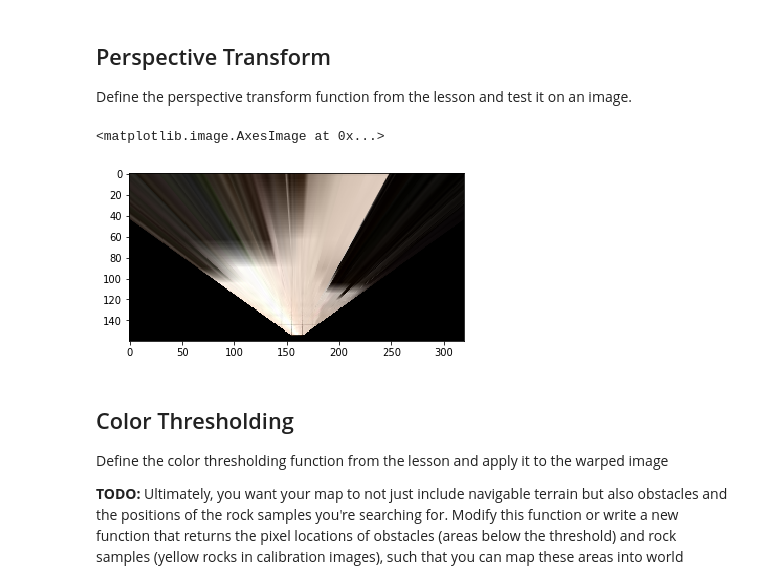
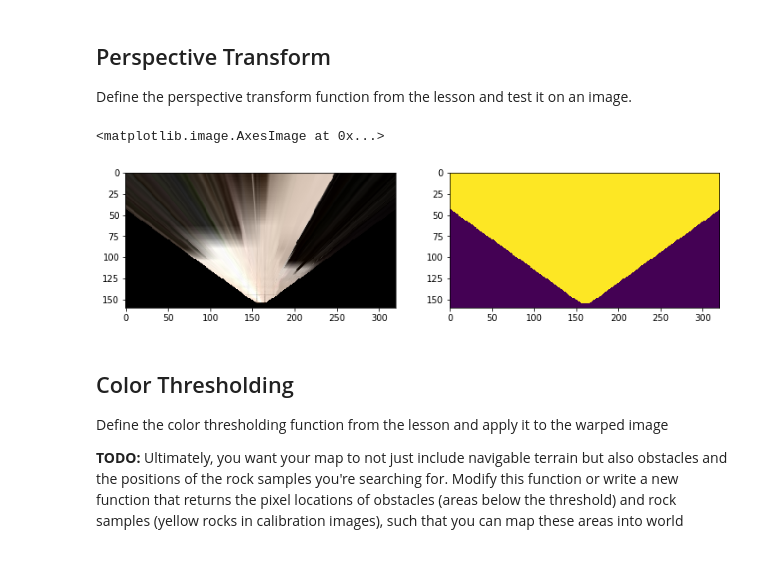
Before and after one commit to luisfelipewb/RoboND-Rover-Project, a Jupyter notebook: code/Rover_Project_Test_Notebook.ipynb, the cells around one changed output. Drawn from its saved outputs; the diff is of its cells as text; code cells hidden in the pictures.

```diff
--- a/code/Rover_Project_Test_Notebook.ipynb
+++ b/code/Rover_Project_Test_Notebook.ipynb
@@ -35,7 +35,7 @@ There's some example data provided in the `test_dataset` folder.  This basic dat
 
 Next, read in and display a random image from the `test_dataset` folder
 # %%
-path = '../test_dataset/IMG/*'
+path = '../../data/2018-10-18-rec/IMG/*'
 img_list = glob.glob(path)
 # Grab a random image and display it
 idx = np.random.randint(0, len(img_list)-1)
@@ -77,7 +77,6 @@ def perspect_transform(img, src, dst):
 
     M = cv2.getPerspectiveTransform(src, dst)
     warped = cv2.warpPerspective(img, M, (img.shape[1], img.shape[0]))# keep same size as input image
-
     return warped
 
 
@@ -95,13 +94,20 @@
                   [image.shape[1]/2 + dst_size, image.shape[0] - bottom_offset],
                   [image.shape[1]/2 + dst_size, image.shape[0] - 2*dst_size - bottom_offset],
                   [image.shape[1]/2 - dst_size, image.shape[0] - 2*dst_size - bottom_offset],
                   ])
 warped = perspect_transform(grid_img, source, destination)
+perspective_mask = perspect_transform(np.ones_like(grid_img[:,:,1]), source, destination)
+#plt.imshow(warped)
+
+fig = plt.figure(figsize=(12,3))
+plt.subplot(121)
 plt.imshow(warped)
+plt.subplot(122)
+plt.imshow(perspective_mask)
 #scipy.misc.imsave('../output/warped_example.jpg', warped)
 # %% [output]
 <matplotlib.image.AxesImage at 0x...>
-[figure, old version]
+[figure, new version]
 # %% [markdown]
 ## Color Thresholding
 Define the color thresholding function from the lesson and apply it to the warped image
```
Also changed, not shown: parts of 7 cells of this notebook.
